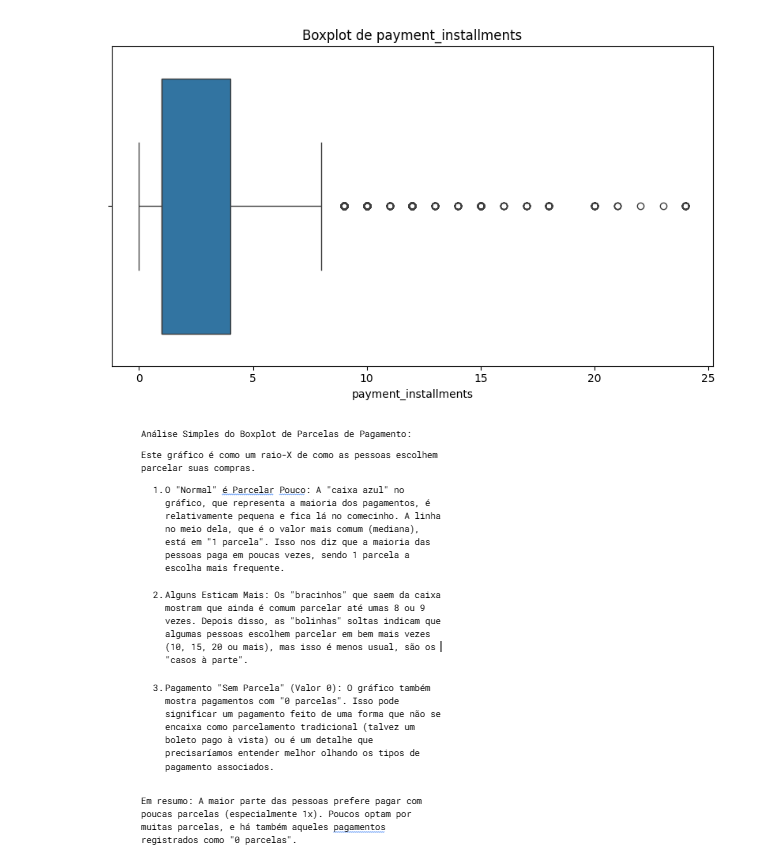
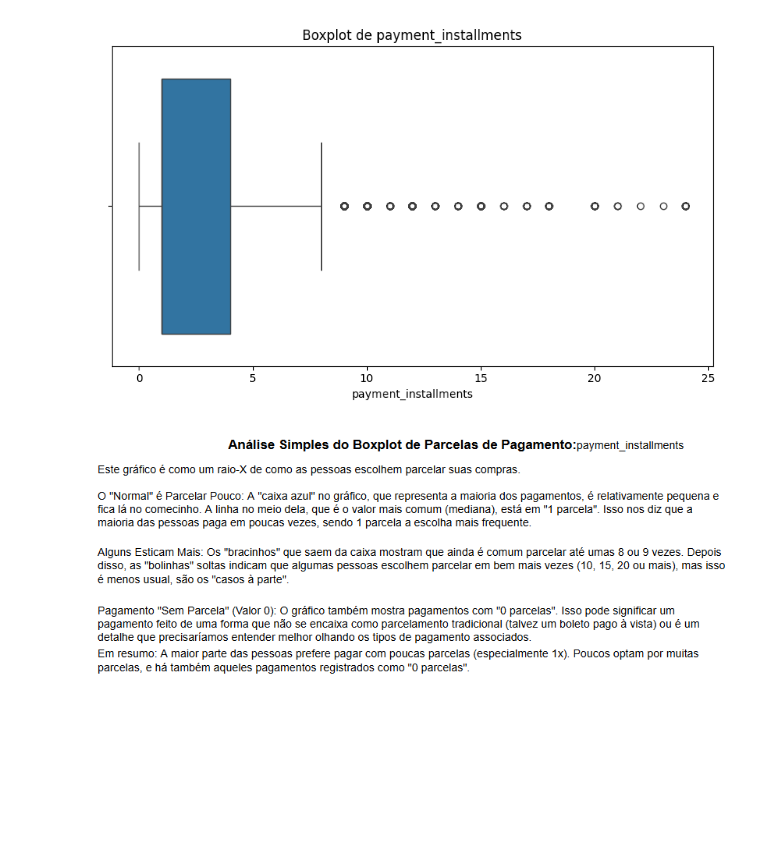
Before and after one commit to limasantoss/tst.py, a Jupyter notebook: teste/1prototipo.ipynb, the cells around one changed output. Drawn from its saved outputs; the diff is of its cells as text; code cells hidden in the pictures; blank space fills up the shorter version.

```diff
--- a/teste/1prototipo.ipynb
+++ b/teste/1prototipo.ipynb
@@ -74,8 +74,8 @@ Image(filename=r'assets/payment_installments_boxplot.png',width=900)
 # %% [output]
 [figure]
 # %%
-Image(filename=r'assets/analisesimplesparcelaspagamentos.png')
+Image(filename=r'assets/analisesimplss.png',width=900)
 # %% [output]
-[figure, old version]
+[figure, new version]
 # %%
 # ==============================================================================
```
Also changed, not shown: parts of 2 cells of this notebook, 1 other file.
